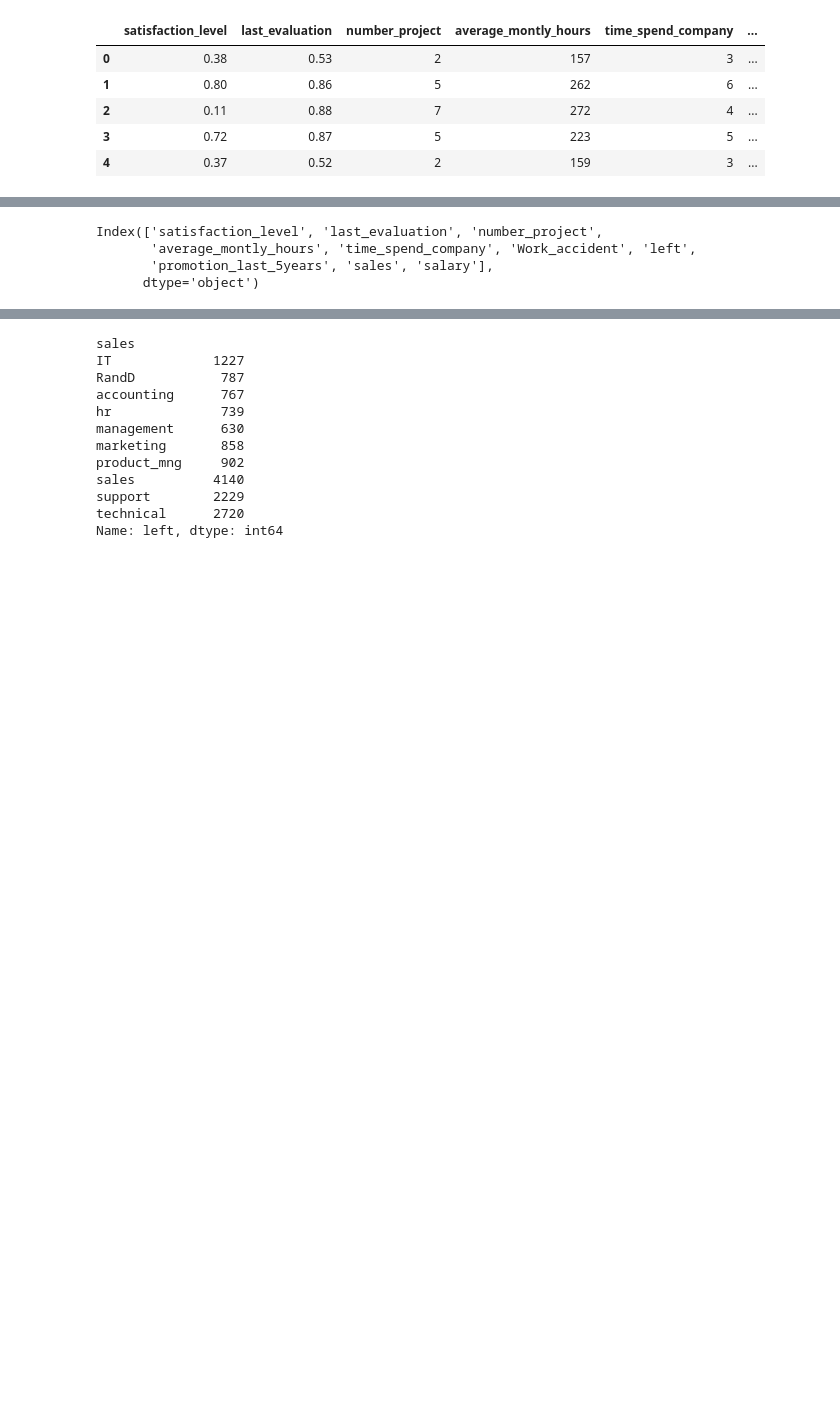
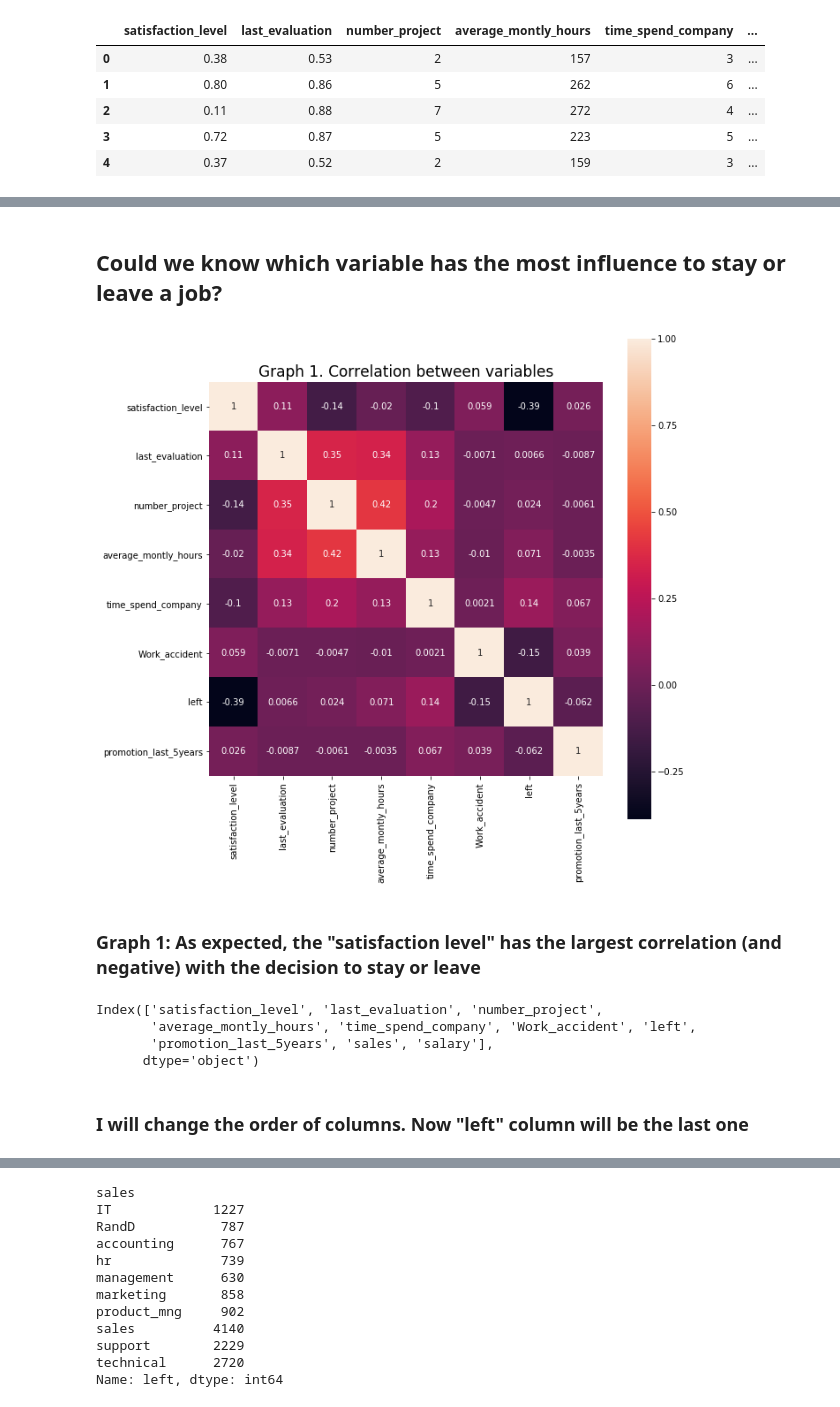
Before and after one commit to MariaGamero/Master-Data-Science, a Jupyter notebook: DataAnalysis/Employee Retention.ipynb, the cells around one changed output, grey strips where cells are left out. Cells and saved outputs as stored; diff of their text form; code cells hidden in the pictures; blank space fills up the shorter version.

```diff
--- a/DataAnalysis/Employee Retention.ipynb
+++ b/DataAnalysis/Employee Retention.ipynb
@@ -33,3 +103,15 @@ hr.head()
+# %% [markdown]
+## Could we know which variable has the most influence to stay or leave a job?
+# %%
+# Correlation heatmap
+plt.figure(figsize=(10, 10))
+sns.heatmap(hr.corr(), vmax=1, square=True,annot=True)
+plt.title("Graph 1. Correlation between variables", fontsize = 17)
+plt.show()
+# %% [output]
+[figure, added]
+# %% [markdown]
+### Graph 1:  As expected,  the "satisfaction level"  has the largest correlation (and negative) with the decision to stay or leave
 # %%
 hr.columns
 # %% [output]
@@ -37,3 +119,5 @@ Index(['satisfaction_level', 'last_evaluation', 'number_project',
        'average_montly_hours', 'time_spend_company', 'Work_accident', 'left',
        'promotion_last_5years', 'sales', 'salary'],
       dtype='object')
+# %% [markdown]
+### I will change the order of columns. Now "left" column  will be the last one
```
Also changed, not shown: parts of 33 cells of this notebook.
